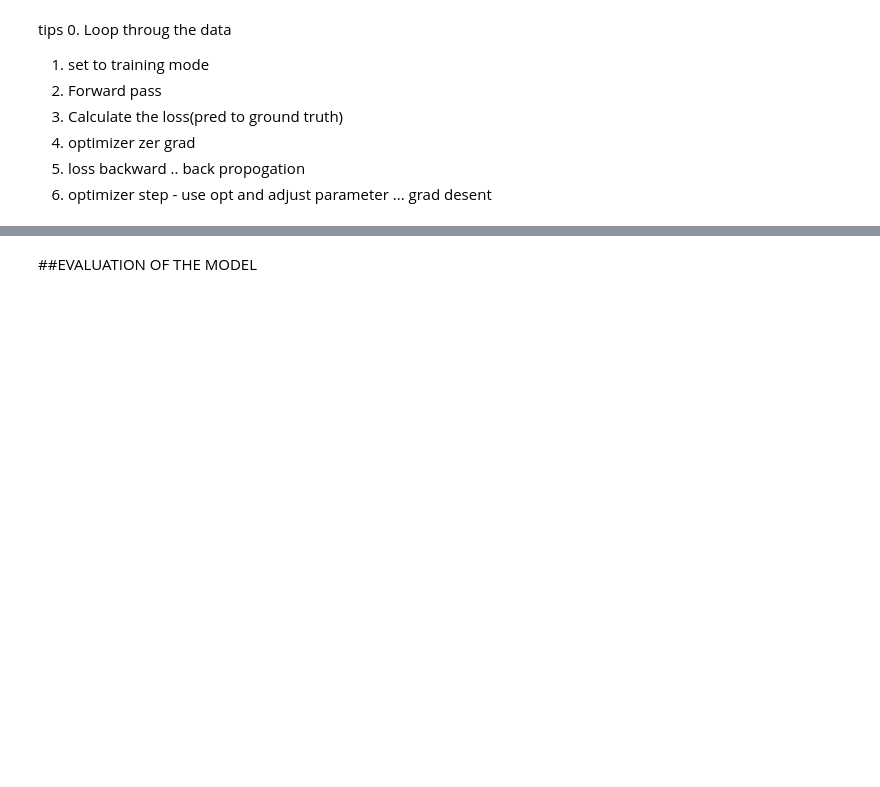
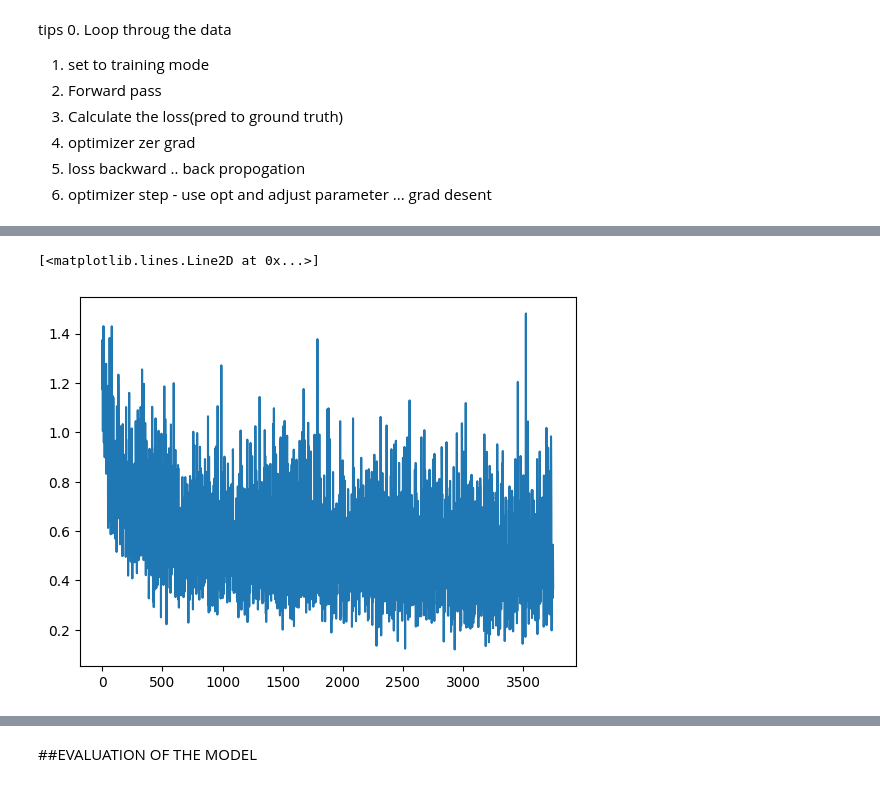
Before and after one commit to AhamedShimak/pytorch, a Jupyter notebook: computer_vision_cnn_code_along.ipynb, the cells around one changed output, grey strips where cells are left out. Drawn from its saved outputs; the diff is of its cells as text; code cells hidden in the pictures; blank space fills up the shorter version.

```diff
--- a/computer_vision_cnn_code_along.ipynb
+++ b/computer_vision_cnn_code_along.ipynb
@@ -477,0 +430,5 @@ details_loss_curve(epochs,train_loss_track,test_loss_track)
+# %%
+plt.plot(train_loss_track) #V02
+# %% [output]
+[<matplotlib.lines.Line2D at 0x...>]
+[figure, added]
```
Also changed, not shown: parts of 18 cells of this notebook.
